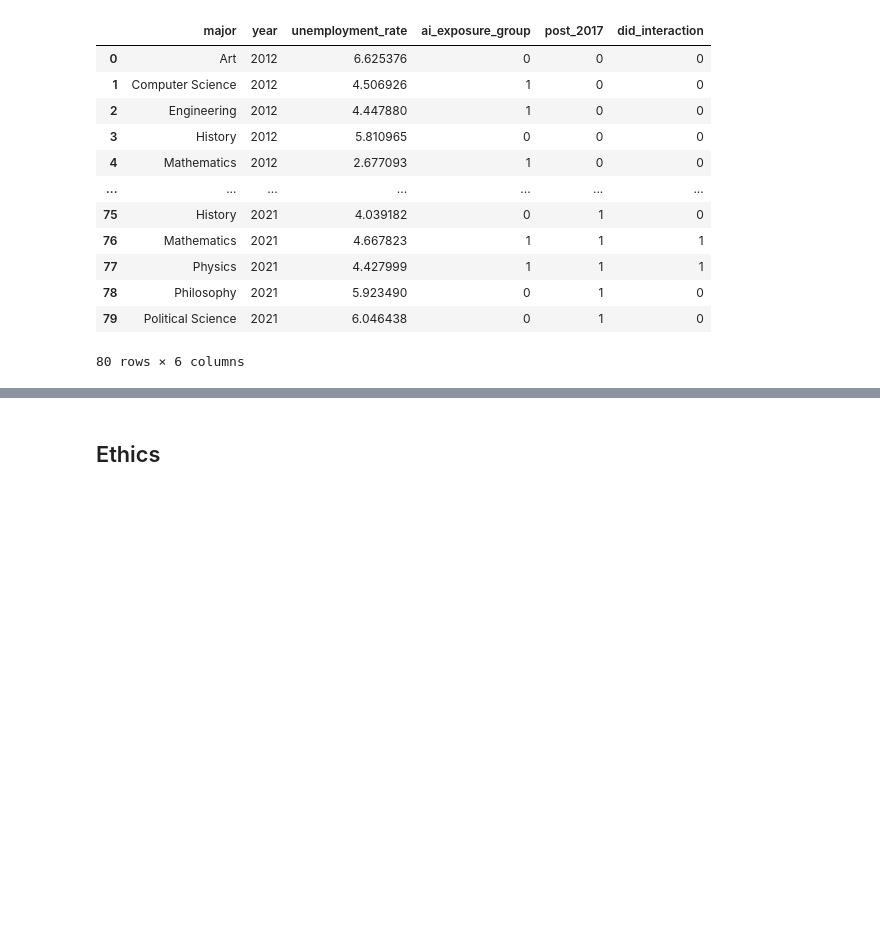
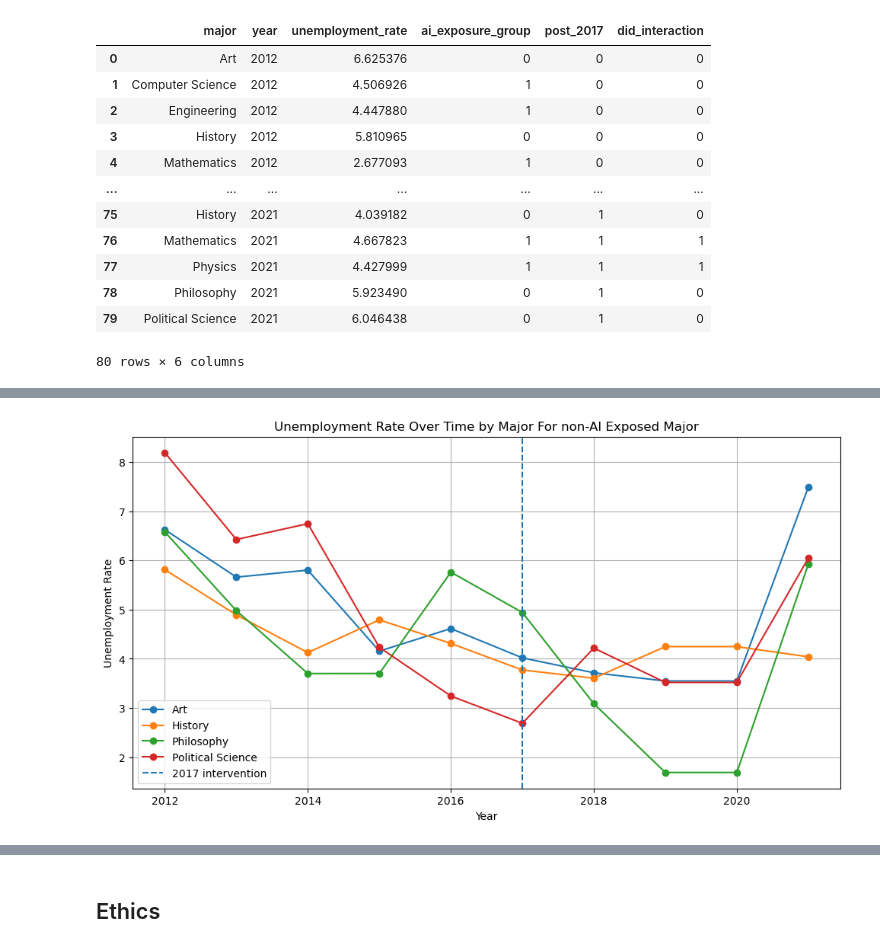
Before and after one commit to COGS108/Group-SP26-095, a Jupyter notebook: 03-FinalProject.ipynb, the cells around one changed output, grey strips where cells are left out. Cells and saved outputs as stored; diff of their text form; code cells hidden in the pictures; blank space fills up the shorter version.

```diff
--- a/03-FinalProject.ipynb
+++ b/03-FinalProject.ipynb
@@ -359,0 +339,4 @@ Some more words and stuff.  Remember notebooks work best if you interleave the c
+# %%
+# adds ITSA lable to the dataframe
+itsa_df = cleaned_df.assign(time = cleaned_df['year'] - 2012 ,intervention=lambda df: (df["year"] >= 2017).astype(int), post=lambda df: np.where(df["year"] < 2017, 0, df["year"] - 2017))
+itsa_df
@@ -359,0 +359,5 @@ Some more words and stuff.  Remember notebooks work best if you interleave the c
+# %%
+# split the data by ai exposure
+ai_exposed = itsa_df[itsa_df['ai_exposure_group'] == 1].reset_index().drop(columns = ['index'])
+not_ai_exposed = itsa_df[itsa_df['ai_exposure_group'] == 0].reset_index().drop(columns = ['index'])
+not_ai_exposed
@@ -359,0 +385,23 @@ Some more words and stuff.  Remember notebooks work best if you interleave the c
+# %%
+# primitive line plot of employment by year for each major seperated by ai exposure
+# functions as a first glance of the data
+plt.figure(figsize=(12, 6))
+
+for major, data in not_ai_exposed.groupby("major"):
+    plt.plot(
+        data["year"],
+        data["unemployment_rate"],
+        marker="o",
+        label=major
+    )
+
+plt.axvline(x=2017, linestyle="--", label="2017 intervention")
+
+plt.xlabel("Year")
+plt.ylabel("Unemployment Rate")
+plt.title("Unemployment Rate Over Time by Major For non-AI Exposed Major")
+plt.legend()
+plt.grid(True)
+plt.show()
+# %% [output]
+[figure, added]
```
Also changed, not shown: parts of 32 cells of this notebook.
